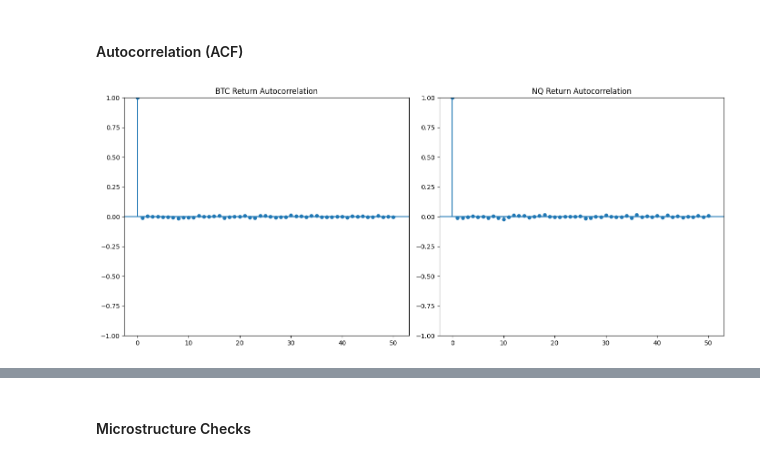
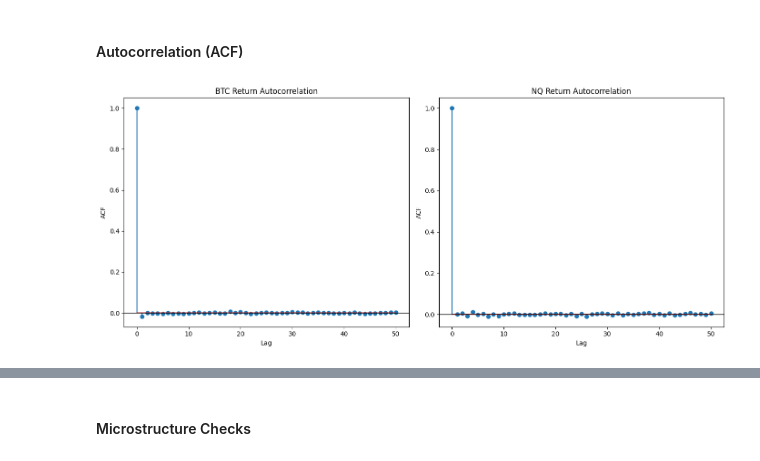
Before and after one commit to AlexSamuseva/Cross-Market-Correlation-Strategy-BTC-NASDAQ-Futures, a Jupyter notebook: Hyposesis, Data Exploration, Preparation - Cross-Market Correlation Strategy - BTC & NASDAQ Futures.ipynb, the cells around one changed output, grey strips where cells are left out. Saved outputs shown, nothing was run; the diff lists cells and outputs as text; code cells hidden in the pictures.

```diff
--- a/Hyposesis, Data Exploration, Preparation - Cross-Market Correlation Strategy - BTC & NASDAQ Futures.ipynb
+++ b/Hyposesis, Data Exploration, Preparation - Cross-Market Correlation Strategy - BTC & NASDAQ Futures.ipynb
@@ -717,25 +721,37 @@ Interpretation based on return distribution outputs:
 • This highlights the importance of risk controls and motivates adaptive, data-driven approaches in later modeling stages.
 # %% [markdown]
 #### Autocorrelation (ACF)
-# %%
-# Autocorrelation Function (ACF)
-
-from statsmodels.graphics.tsaplots import plot_acf
-
-plt.figure(figsize=(14,6))
-
-# BTC autocorrelation
-plt.subplot(1,2,1)
-plot_acf(returns['BTC_return'], lags=50, alpha=0.05, title='BTC Return Autocorrelation', ax=plt.gca())
-
-# NQ autocorrelation
-plt.subplot(1,2,2)
-plot_acf(returns['NQ_return'], lags=50, alpha=0.05, title='NQ Return Autocorrelation', ax=plt.gca())
-
-plt.tight_layout()
-plt.show()
-# %% [output]
-[figure, removed]
+# %%
+from statsmodels.tsa.stattools import acf
+import matplotlib.pyplot as plt
+
+btc = returns['BTC_return'].dropna().to_numpy()
+nq  = returns['NQ_return'].dropna().to_numpy()
+
+btc_acf = acf(btc, nlags=50, fft=True)
+nq_acf  = acf(nq, nlags=50, fft=True)
+
+# plot
+plt.figure(figsize=(14,6))
+
+plt.subplot(1,2,1)
+plt.stem(btc_acf)
+plt.title('BTC Return Autocorrelation')
+plt.xlabel('Lag')
+plt.ylabel('ACF')
+plt.axhline(0, color='black', linewidth=1)
+
+plt.subplot(1,2,2)
+plt.stem(nq_acf)
+plt.title('NQ Return Autocorrelation')
+plt.xlabel('Lag')
+plt.ylabel('ACF')
+plt.axhline(0, color='black', linewidth=1)
+
+plt.tight_layout()
+plt.show()
+# %% [output]
+[figure, added]
 # %%
 # Interpretation
 from statsmodels.tsa.stattools import acf
```
Also changed, not shown: parts of 26 cells of this notebook, 2 other files.
